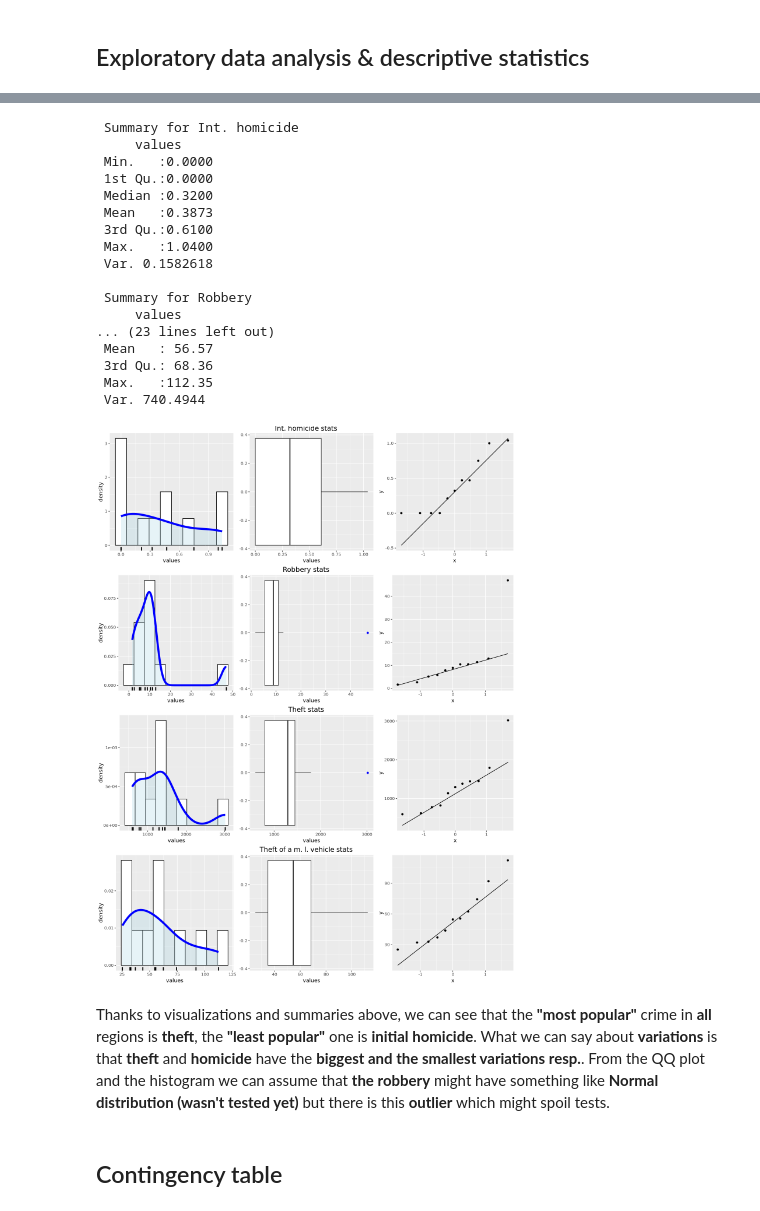
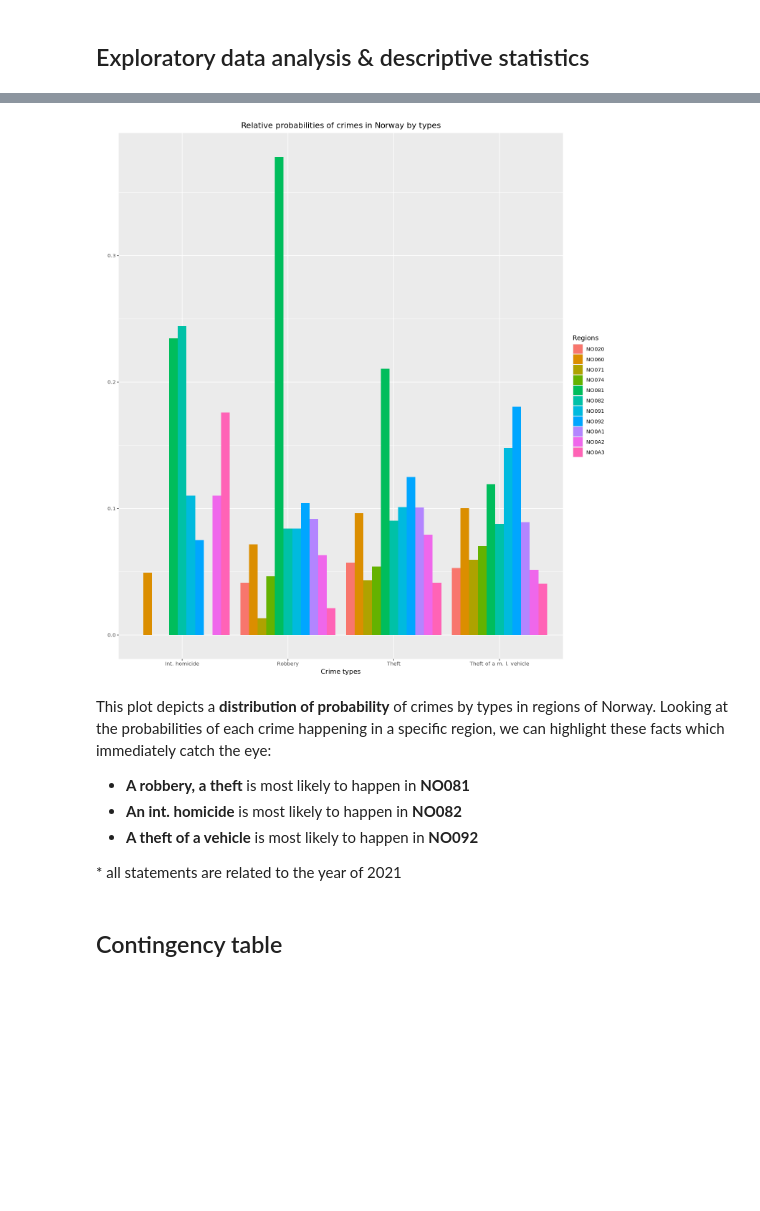
Before and after one commit to nickobard/eurostat-datasets-analysis, a Jupyter notebook: sem-1/semestral-work.ipynb, the cells around one changed output, grey strips where cells are left out. Cells and saved outputs as stored; diff of their text form; code cells hidden in the pictures; blank space fills up the shorter version.

```diff
--- a/sem-1/semestral-work.ipynb
+++ b/sem-1/semestral-work.ipynb
@@ -216,64 +177,19 @@ norway_crime_types <- unique(data.a$iccs)
-# %%
-# Prepare a function for conducting descriptive statistics for all types of crime
-crimetype_desc_stats <- function(iccs_given) {
-    # Here relative relative values are used so we won't take the population of regions into account
-    iccs_data <- subset(data.r, iccs==iccs_given, select=-c(iccs, geo))
-    # Summary about values of a particular crime type
-    cat('\n', 'Summary for', iccs_given, '\n')
-    print(summary(iccs_data))
-    cat(' Var.', var(iccs_data), '\n')
-    # Prepare a histogram with kde
-    hist_kde <- ggplot(iccs_data, aes(x=values)) +
-        geom_histogram(aes(y=after_stat(density)), colour = 1, fill = "white", bins=10) + # HISTOGRAM: after_stat(density) - normalization
-        geom_density(lwd=2, colour="blue", fill="lightblue", alpha=0.3) +                 # KDE: lwd - libne width
-        geom_rug(x=iccs_data$values, colour="black", lwd=1)                               # DATA POINTS
-    boxplot <- ggplot(iccs_data, aes(x=values)) +
-        geom_boxplot(outlier.color="blue", show.legend=F)
-    qqplot <- ggplot(iccs_data, aes(sample=values)) +
-        stat_qq(distribution=qnorm, show.legend=F) +
-        stat_qq_line(distribution=qnorm, show.legend=F)
-
-    plots <- list(hist_kde, boxplot, qqplot)
-    options(repr.plot.width=12, repr.plot.height=4)
-    type_plot <- plot_grid(plotlist = plots, ncol=3) +
-           labs(title = paste(iccs_given, 'stats')) +
-           theme(plot.title = element_text(hjust = 0.5))
-    return(type_plot)
-}
-
-plots <- list()
-for ( crime_type in norway_crime_types ) {
-  # Create the plot
-  type_plot <- crimetype_desc_stats(crime_type)
-  # Add the plot to the list
-  plots <- c(plots, list(type_plot))
-}
-
-# regulates the size of a plot [5]
-options(repr.plot.width=12, repr.plot.height=16)
-
-final_plot <- plot_grid(plotlist = plots, ncol=1)
-final_plot
-# %% [output]
- Summary for Int. homicide
-     values
- Min.   :0.0000
- 1st Qu.:0.0000
- Median :0.3200
- Mean   :0.3873
- 3rd Qu.:0.6100
- Max.   :1.0400
- Var. 0.1582618
-
- Summary for Robbery
-     values
-... (23 lines left out)
- Mean   : 56.57
- 3rd Qu.: 68.36
- Max.   :112.35
- Var. 740.4944
-[figure, removed]
-# %% [markdown]
-Thanks to visualizations and summaries above, we can see that the **"most popular"** crime in **all** regions is **theft**, the **"least popular"** one is **initial homicide**. What we can say about **variations** is that **theft** and **homicide** have the **biggest and the smallest variations resp.**. From the QQ plot and the histogram we can assume that **the robbery** might have something like **Normal distribution (wasn't tested yet)** but there is this **outlier** which might spoil tests.
+# %%
+options(repr.plot.width=12, repr.plot.height=13) # Regulates the size of a plot [5]
+ggplot(as.data.frame(prob_table.col_cond), aes(x=iccs, y=Freq, fill=geo)) +
+    geom_bar(stat='identity', position='dodge') +
+    labs( title='Relative probabilities of crimes in Norway by types', y='', x = 'Crime types', # Changes a title & axes of a plot
+         fill="Regions" ) + # Changes a title of a legend
+    theme(plot.title=element_text(hjust=0.5)) # Centers a title of a plot
+# %% [output]
+[figure, added]
+# %% [markdown]
+This plot depicts a **distribution of probability** of crimes by types in regions of Norway. Looking at the probabilities of each crime happening in a specific region, we can highlight these facts which immediately catch the eye:
+
+- **A robbery, a theft** is most likely to happen in **NO081**
+- **An int. homicide** is most likely to happen in **NO082**
+- **A theft of a vehicle** is most likely to happen in **NO092**
+
+\* all statements are related to the year of 2021
 # %% [markdown]
 ## Contingency table
```
Also changed, not shown: parts of 21 cells of this notebook.
